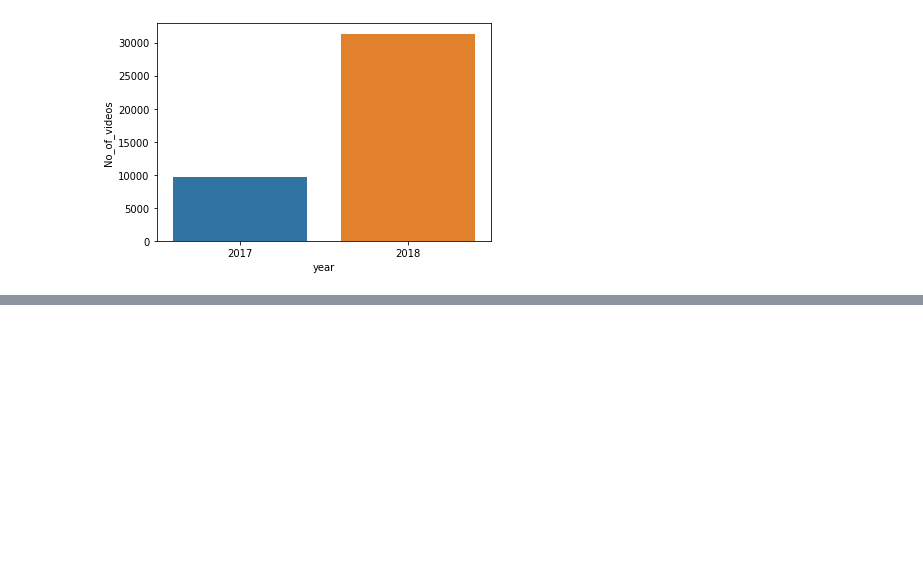
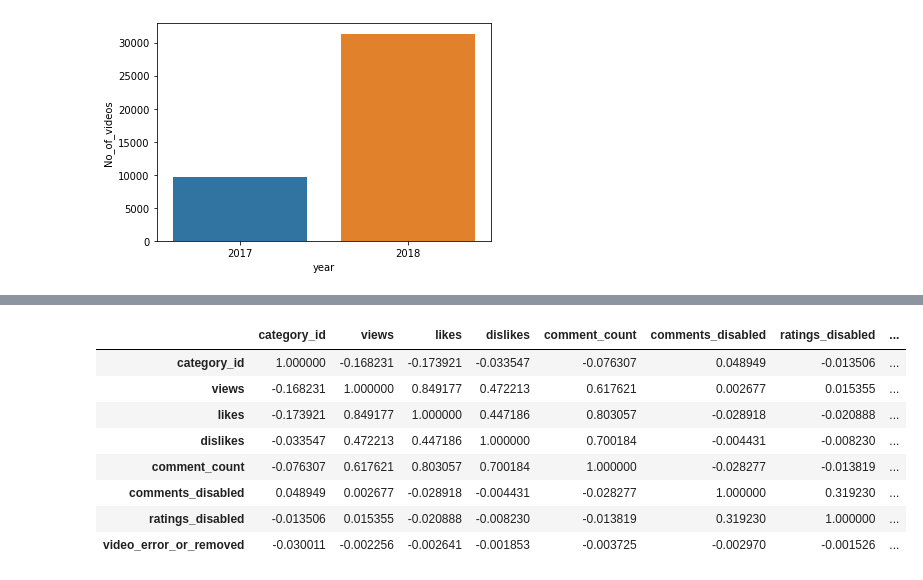
Before and after one commit to anhonymous68/-CAP4770-FinalProject, a Jupyter notebook: data_pipeline.ipynb, the cells around one changed output, grey strips where cells are left out. Cells and saved outputs as stored; diff of their text form; code cells hidden in the pictures; blank space fills up the shorter version.

```diff
--- a/data_pipeline.ipynb
+++ b/data_pipeline.ipynb
@@ -249,0 +228,12 @@ sns.barplot(x="year", y="No_of_videos", data=cdf)
+# %%
+data.corr()
+# %% [output]
+|  | category_id | views | likes | dislikes | comment_count | comments_disabled | ratings_disabled | ... |
+| category_id | 1.000000 | -0.168231 | -0.173921 | -0.033547 | -0.076307 | 0.048949 | -0.013506 | ... |
+| views | -0.168231 | 1.000000 | 0.849177 | 0.472213 | 0.617621 | 0.002677 | 0.015355 | ... |
+| likes | -0.173921 | 0.849177 | 1.000000 | 0.447186 | 0.803057 | -0.028918 | -0.020888 | ... |
+| dislikes | -0.033547 | 0.472213 | 0.447186 | 1.000000 | 0.700184 | -0.004431 | -0.008230 | ... |
+| comment_count | -0.076307 | 0.617621 | 0.803057 | 0.700184 | 1.000000 | -0.028277 | -0.013819 | ... |
+| comments_disabled | 0.048949 | 0.002677 | -0.028918 | -0.004431 | -0.028277 | 1.000000 | 0.319230 | ... |
+| ratings_disabled | -0.013506 | 0.015355 | -0.020888 | -0.008230 | -0.013819 | 0.319230 | 1.000000 | ... |
+| video_error_or_removed | -0.030011 | -0.002256 | -0.002641 | -0.001853 | -0.003725 | -0.002970 | -0.001526 | ... |
```
Also changed, not shown: parts of 22 cells of this notebook.
